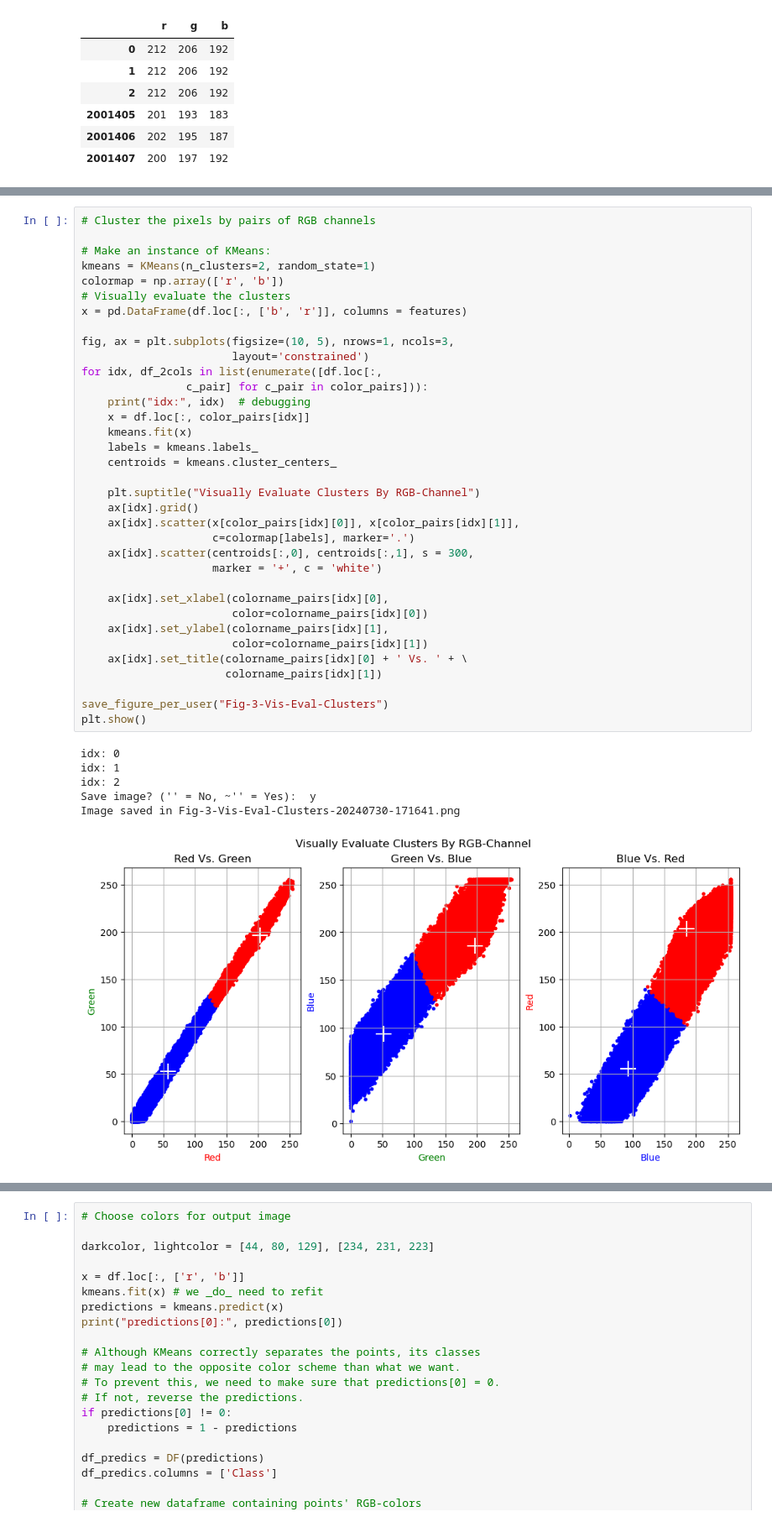
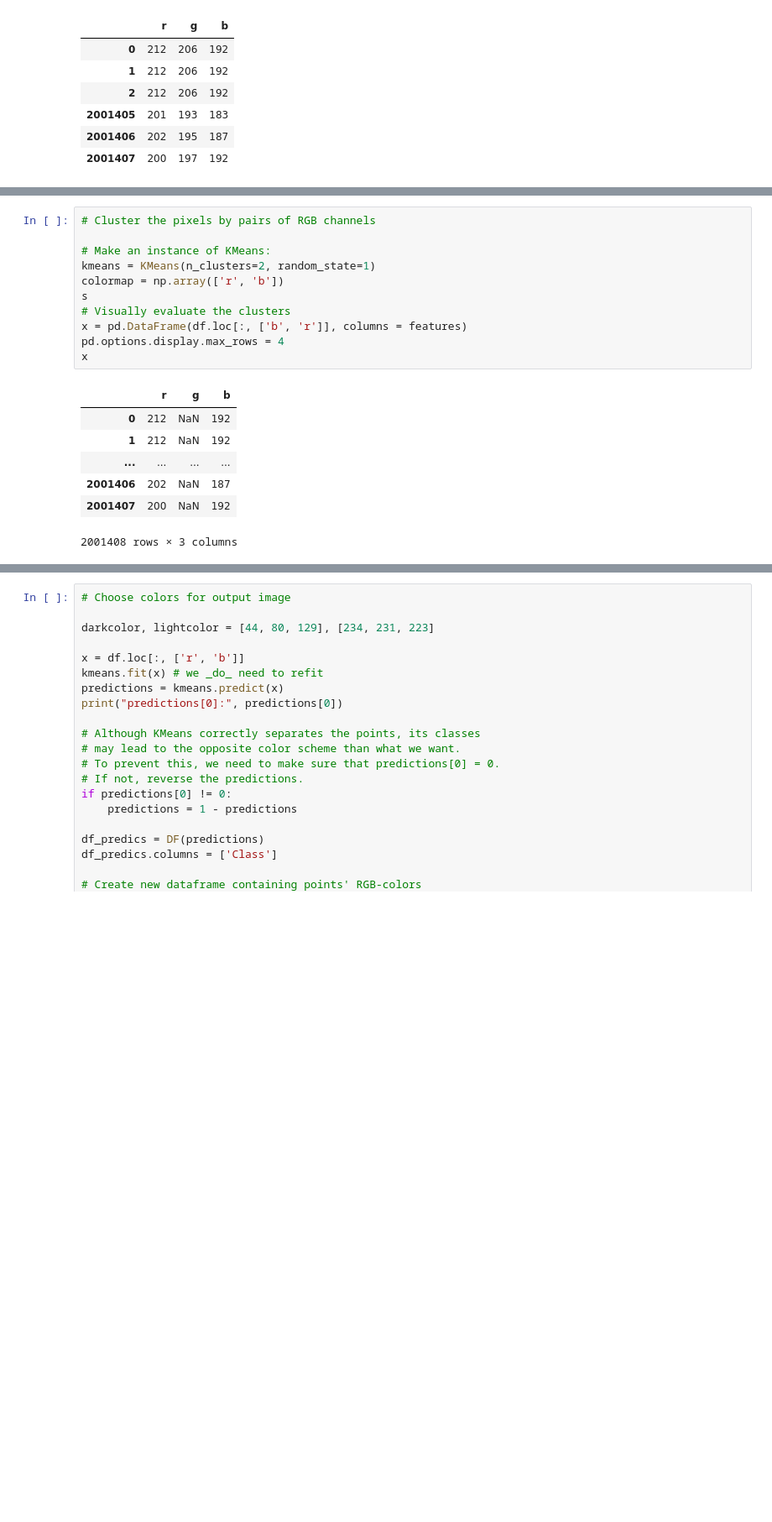
Before and after one commit to drjlevi6/Data-Scientist, a Jupyter notebook: Machine-Learning-Unsupervised-Recolor-Image/RGB_Cluster_Analysis.ipynb, the cells around one changed output, grey strips where cells are left out. Shown at 84% size. Drawn from its saved outputs; the diff is of its cells as text; blank space fills up the shorter version.

```diff
--- a/Machine-Learning-Unsupervised-Recolor-Image/RGB_Cluster_Analysis.ipynb
+++ b/Machine-Learning-Unsupervised-Recolor-Image/RGB_Cluster_Analysis.ipynb
@@ -128,42 +126,19 @@ Image saved in Fig-2-Scatterplots-RGB-Color-Channels-20240730-171620.png
 # %%
 # Cluster the pixels by pairs of RGB channels
 
 # Make an instance of KMeans:
 kmeans = KMeans(n_clusters=2, random_state=1)
 colormap = np.array(['r', 'b'])
+s
 # Visually evaluate the clusters
 x = pd.DataFrame(df.loc[:, ['b', 'r']], columns = features)
-
-fig, ax = plt.subplots(figsize=(10, 5), nrows=1, ncols=3,
-                       layout='constrained')
-for idx, df_2cols in list(enumerate([df.loc[:,
-                c_pair] for c_pair in color_pairs])):
-    print("idx:", idx)  # debugging
-    x = df.loc[:, color_pairs[idx]]
-    kmeans.fit(x)
-    labels = kmeans.labels_
-    centroids = kmeans.cluster_centers_
-
-    plt.suptitle("Visually Evaluate Clusters By RGB-Channel")
-    ax[idx].grid()
-    ax[idx].scatter(x[color_pairs[idx][0]], x[color_pairs[idx][1]],
-                    c=colormap[labels], marker='.')
-    ax[idx].scatter(centroids[:,0], centroids[:,1], s = 300,
-                    marker = '+', c = 'white')
-
-    ax[idx].set_xlabel(colorname_pairs[idx][0],
-                       color=colorname_pairs[idx][0])
-    ax[idx].set_ylabel(colorname_pairs[idx][1],
-                       color=colorname_pairs[idx][1])
-    ax[idx].set_title(colorname_pairs[idx][0] + ' Vs. ' + \
-                      colorname_pairs[idx][1])
-
-save_figure_per_user("Fig-3-Vis-Eval-Clusters")
-plt.show()
+pd.options.display.max_rows = 4
+x
 # %% [output]
+|  | r | g | b |
+| 0 | 212 | NaN | 192 |
+| 1 | 212 | NaN | 192 |
+| ... | ... | ... | ... |
+| 2001406 | 202 | NaN | 187 |
+| 2001407 | 200 | NaN | 192 |
-idx: 0
-idx: 1
-idx: 2
-Save image? ('' = No, ~'' = Yes):  y
-Image saved in Fig-3-Vis-Eval-Clusters-20240730-171641.png
+2001408 rows × 3 columns
-[figure, removed]
```
Also changed, not shown: parts of 5 cells of this notebook, 13 other files.
